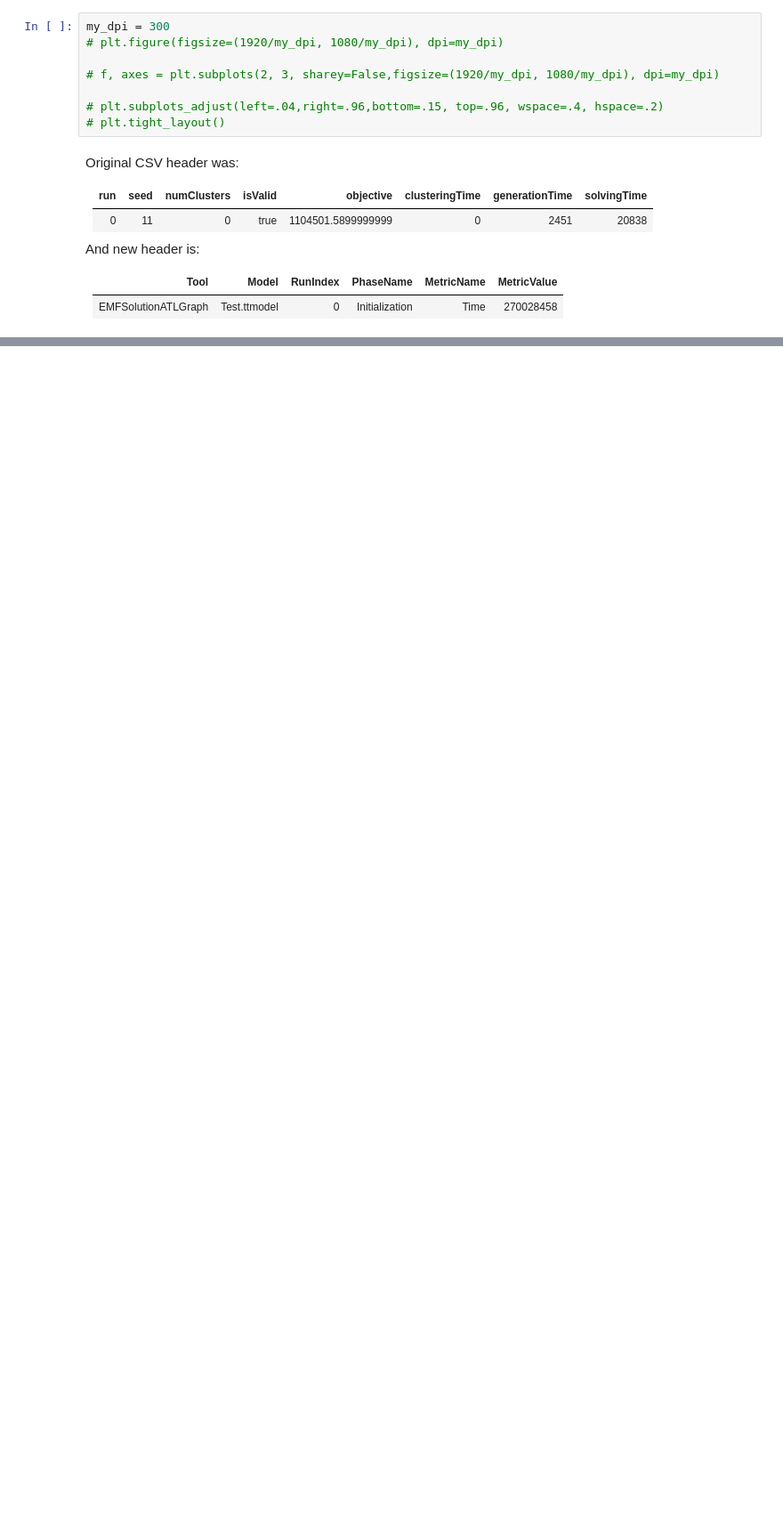
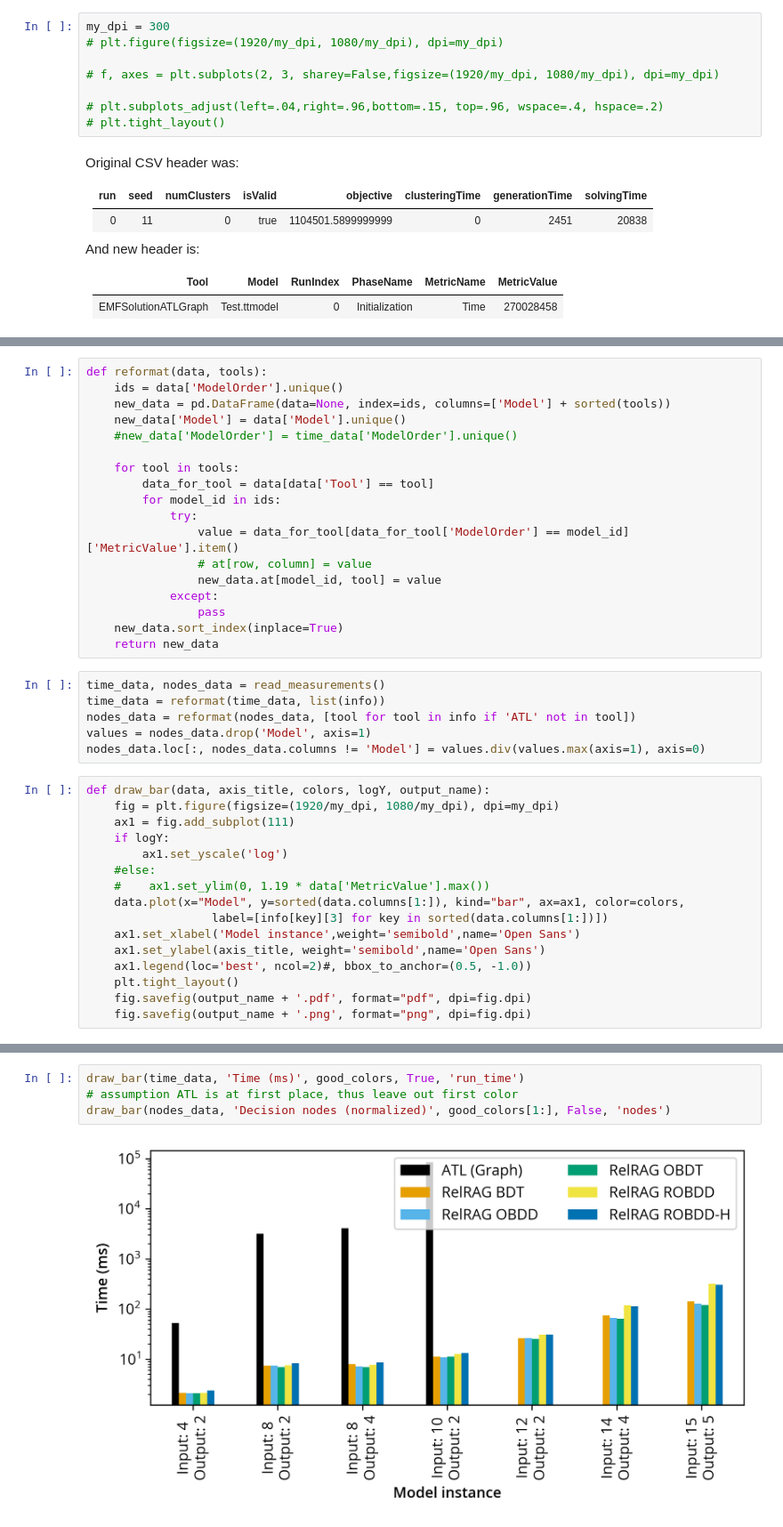
Before and after one commit to TransformationToolContest/ttc2019-tt2bdd, a Jupyter notebook: scripts/imported.ipynb, the cells around one changed output, grey strips where cells are left out. Shown at 89% size. Drawn from its saved outputs; the diff is of its cells as text; blank space fills up the shorter version.

Commit message:
Update measurement script.

```diff
--- a/scripts/imported.ipynb
+++ b/scripts/imported.ipynb
@@ -227,0 +108,40 @@ draw_part(memory_data, name='memory', axis_title='Memory (MB)', legend_position=
+# %%
+def reformat(data, tools):
+    ids = data['ModelOrder'].unique()
+    new_data = pd.DataFrame(data=None, index=ids, columns=['Model'] + sorted(tools))
+    new_data['Model'] = data['Model'].unique()
+    #new_data['ModelOrder'] = time_data['ModelOrder'].unique()
+
+    for tool in tools:
+        data_for_tool = data[data['Tool'] == tool]
+        for model_id in ids:
+            try:
+                value = data_for_tool[data_for_tool['ModelOrder'] == model_id]['MetricValue'].item()
+                # at[row, column] = value
+                new_data.at[model_id, tool] = value
+            except:
+                pass
+    new_data.sort_index(inplace=True)
+    return new_data
+# %%
+time_data, nodes_data = read_measurements()
+time_data = reformat(time_data, list(info))
+nodes_data = reformat(nodes_data, [tool for tool in info if 'ATL' not in tool])
+values = nodes_data.drop('Model', axis=1)
+nodes_data.loc[:, nodes_data.columns != 'Model'] = values.div(values.max(axis=1), axis=0)
+# %%
+def draw_bar(data, axis_title, colors, logY, output_name):
+    fig = plt.figure(figsize=(1920/my_dpi, 1080/my_dpi), dpi=my_dpi)
+    ax1 = fig.add_subplot(111)
+    if logY:
+        ax1.set_yscale('log')
+    #else:
+    #    ax1.set_ylim(0, 1.19 * data['MetricValue'].max())
+    data.plot(x="Model", y=sorted(data.columns[1:]), kind="bar", ax=ax1, color=colors,
+                  label=[info[key][3] for key in sorted(data.columns[1:])])
+    ax1.set_xlabel('Model instance',weight='semibold',name='Open Sans')
+    ax1.set_ylabel(axis_title, weight='semibold',name='Open Sans')
+    ax1.legend(loc='best', ncol=2)#, bbox_to_anchor=(0.5, -1.0))
+    plt.tight_layout()
+    fig.savefig(output_name + '.pdf', format="pdf", dpi=fig.dpi)
+    fig.savefig(output_name + '.png', format="png", dpi=fig.dpi)
@@ -227,0 +190,6 @@ draw_part(memory_data, name='memory', axis_title='Memory (MB)', legend_position=
+# %%
+draw_bar(time_data, 'Time (ms)', good_colors, True, 'run_time')
+# assumption ATL is at first place, thus leave out first color
+draw_bar(nodes_data, 'Decision nodes (normalized)', good_colors[1:], False, 'nodes')
+# %% [output]
+[figure, added]
```
Also changed, not shown: parts of 15 cells of this notebook, 1 other file.
